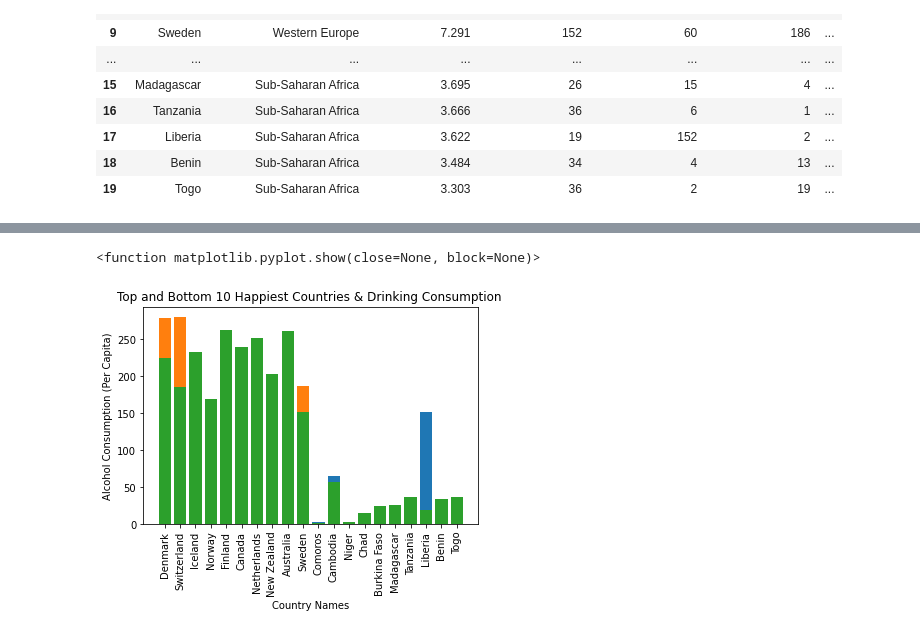
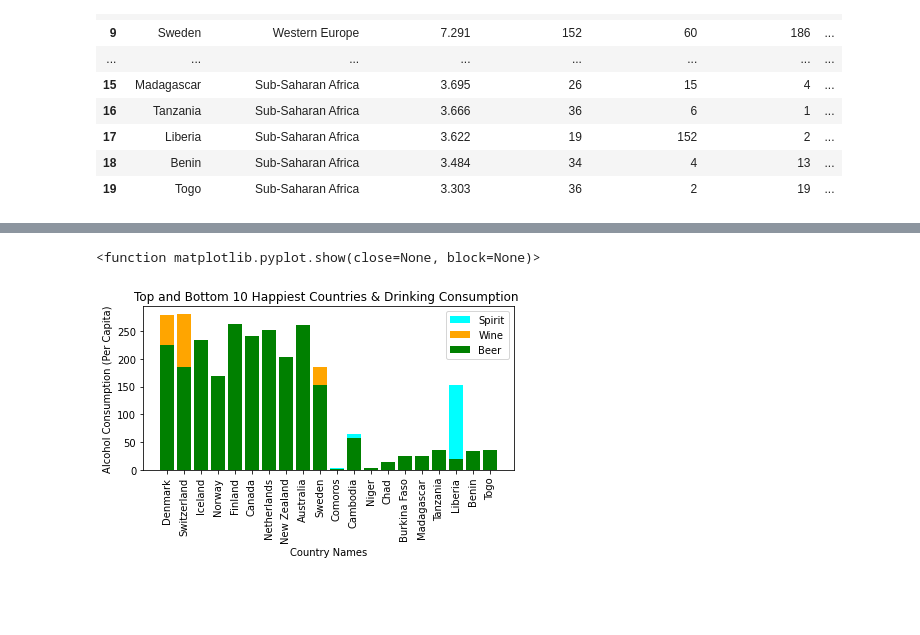
Before and after one commit to Caleman34/Alcohol_and_Happiness, a Jupyter notebook: Alcohol_and_Happiness.ipynb, the cells around one changed output, grey strips where cells are left out. Cells and saved outputs as stored; diff of their text form; code cells hidden in the pictures; blank space fills up the shorter version.

```diff
--- a/Alcohol_and_Happiness.ipynb
+++ b/Alcohol_and_Happiness.ipynb
@@ -225,16 +234,18 @@ plt.show
 # %%
 #Combine all 3 alcohols
-plt.bar(top_bottom_df["Country"], top_bottom_df["Spirit (Per Capita)"])
-plt.bar(top_bottom_df["Country"], top_bottom_df["Wine (Per Capita)"])
-plt.bar(top_bottom_df["Country"], top_bottom_df["Beer (Per Capita)"])
+plt.bar(top_bottom_df["Country"], top_bottom_df["Spirit (Per Capita)"], color = "cyan")
+plt.bar(top_bottom_df["Country"], top_bottom_df["Wine (Per Capita)"], color = "orange")
+plt.bar(top_bottom_df["Country"], top_bottom_df["Beer (Per Capita)"], color = "green")
 plt.title("Top and Bottom 10 Happiest Countries & Drinking Consumption ")
 plt.xlabel("Country Names")
 plt.ylabel("Alcohol Consumption (Per Capita)")
 plt.xticks(rotation = 90)
-# plt.legend(handles=[top_bottom_df[["Spirit (Per Capita)", "Wine (Per Capita)", "Beer (Per Capita)"]]], loc="best")
+plt.legend(["Spirit", "Wine", "Beer"])
+plt.tight_layout()
+
 plt.savefig("Figures/t_b_10_all.png")
 
 plt.show
 # %% [output]
 <function matplotlib.pyplot.show(close=None, block=None)>
-[figure, old version]
+[figure, new version]
```
Also changed, not shown: parts of 8 cells of this notebook, 8 other files.
